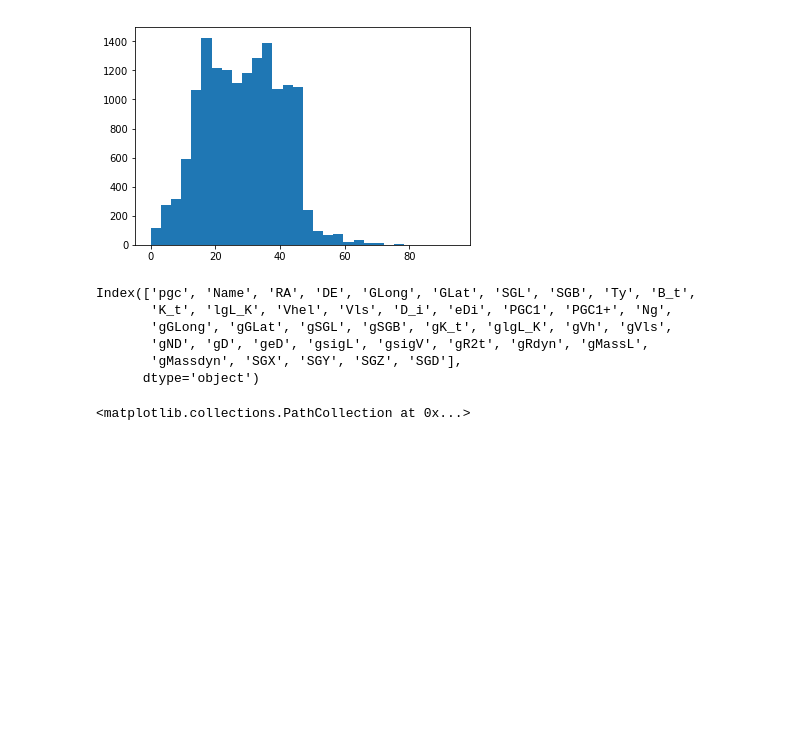
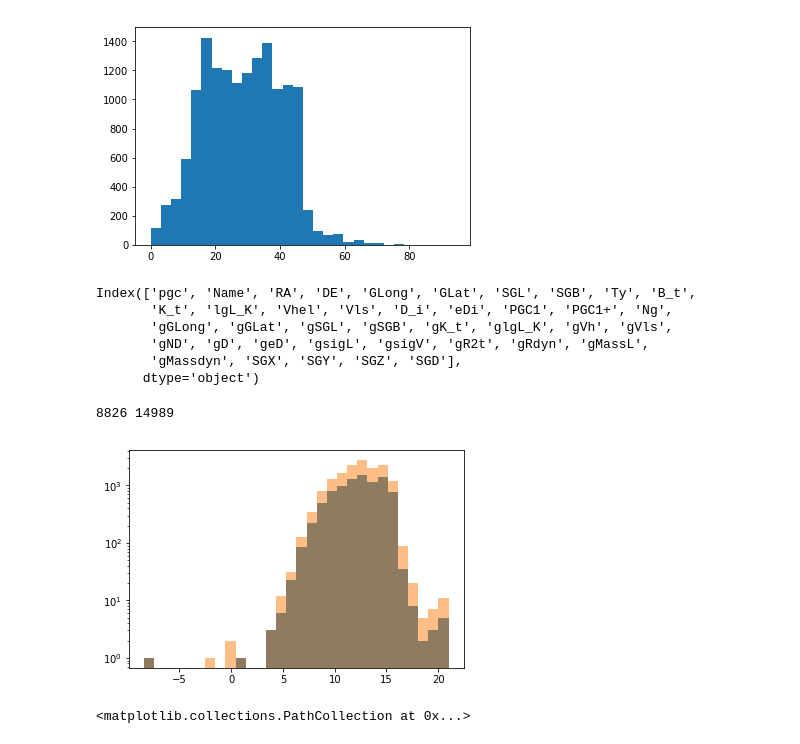
Before and after one commit to forero/cosmo_datasets, a Jupyter notebook: code/explore_cosmicflows.ipynb, the cells around one changed output. Cells and saved outputs as stored; diff of their text form; code cells hidden in the pictures; blank space fills up the shorter version.

```diff
--- a/code/explore_cosmicflows.ipynb
+++ b/code/explore_cosmicflows.ipynb
@@ -33,6 +35,14 @@ Index(['pgc', 'Name', 'RA', 'DE', 'GLong', 'GLat', 'SGL', 'SGB', 'Ty', 'B_t',
        'gND', 'gD', 'geD', 'gsigL', 'gsigV', 'gR2t', 'gRdyn', 'gMassL',
        'gMassdyn', 'SGX', 'SGY', 'SGZ', 'SGD'],
       dtype='object')
+# %%
+ii = obs_groups['pgc']==obs_groups['PGC1']
+print(np.count_nonzero(ii), len(ii))
+_ = plt.hist(obs_groups['K_t'][ii], bins=30, log=True)
+_ = plt.hist(obs_groups['K_t'], bins=30, log=True, alpha=0.5)
+# %% [output]
+8826 14989
+[figure, added]
 # %%
 ii = obs_groups['D_i']==0.0
 plt.scatter(obs_groups['RA'][ii], obs_groups['DE'][ii], s=0.1)
```
Also changed, not shown: parts of 3 cells of this notebook.
